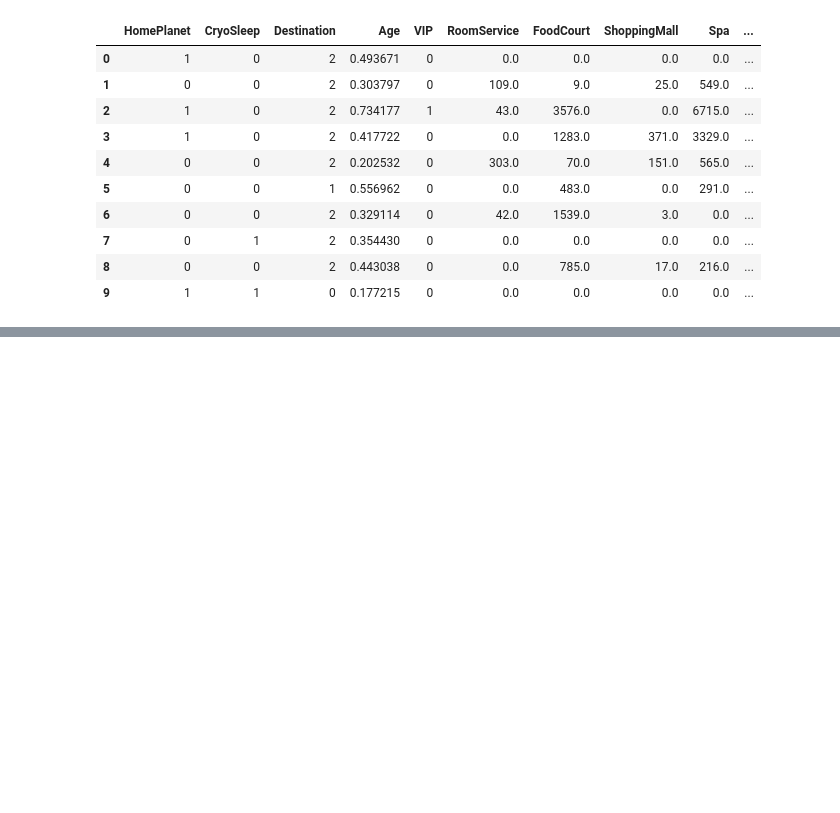
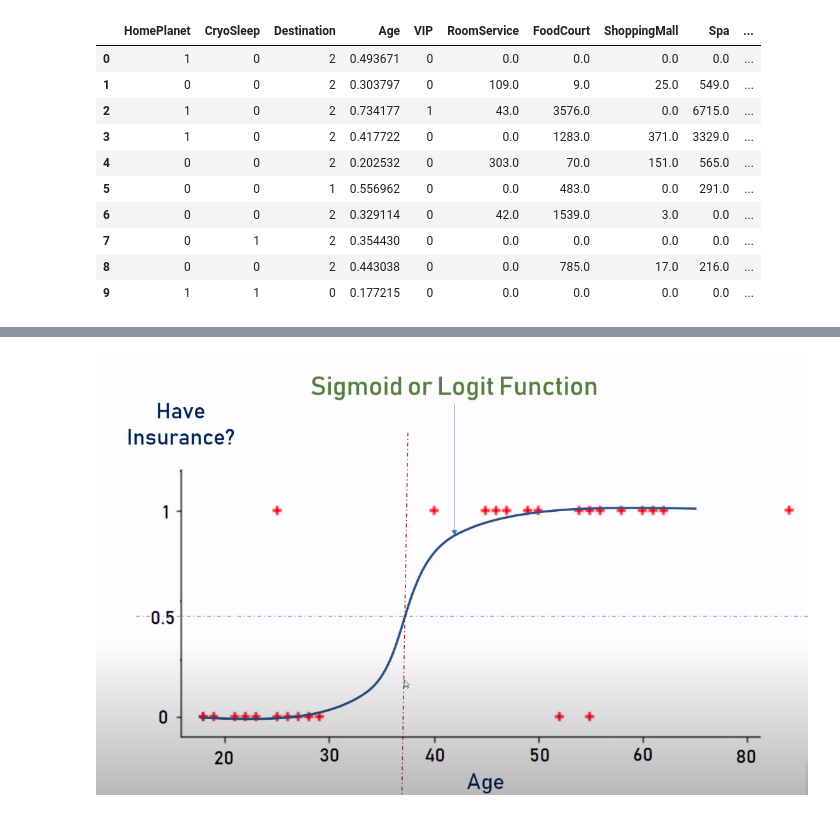
Before and after one commit to SebasAI95/Kaggle_challenge, a Jupyter notebook: spaceship_challenge_02.ipynb, the cells around one changed output, grey strips where cells are left out. Saved outputs shown, nothing was run; the diff lists cells and outputs as text; code cells hidden in the pictures; blank space fills up the shorter version.

Commit message:
Last details into spaceship challenge

```diff
--- a/spaceship_challenge_02.ipynb
+++ b/spaceship_challenge_02.ipynb
@@ -321,0 +363,8 @@ X_train, y_train, X_test, y_test = train_test_split(train_data, TRANSPORTED, tes
+# %%
+# 3. Logistic Regression
+# Here, idea is use sigmoid function to build regression around
+# data where target label is binary variable.
+Image("resources/logistic_regression.png")
+# into next example, target variable is YES/NOT (Does people have insurance?, feature/predictor is age and target variable is represented by probability where 1:YES and 0:NOT.
+# %% [output]
+[figure, added]
```
Also changed, not shown: parts of 21 cells of this notebook.
